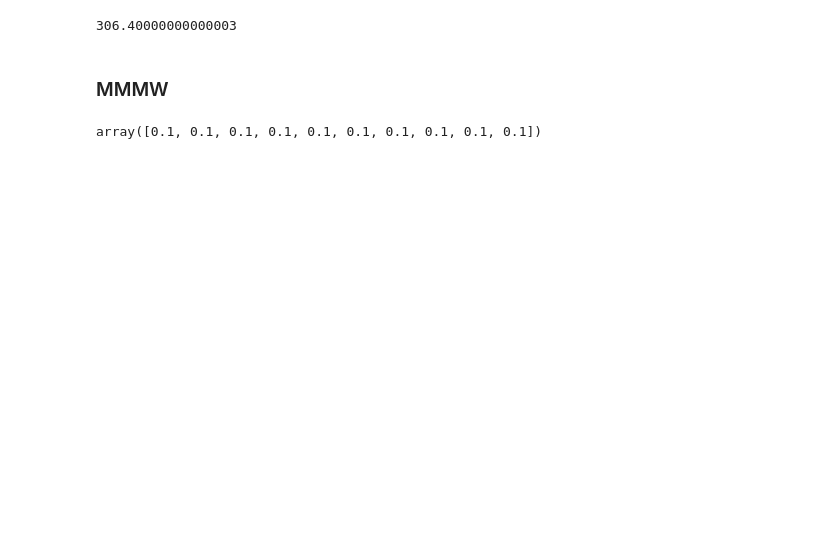
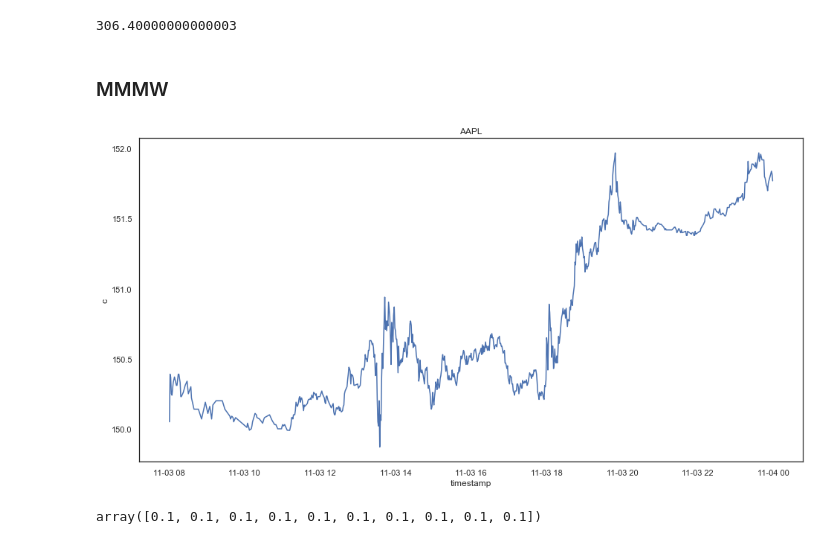
Before and after one commit to thxi/hse_nis, a Jupyter notebook: example.ipynb, the cells around one changed output. Cells and saved outputs as stored; diff of their text form; code cells hidden in the pictures; blank space fills up the shorter version.

```diff
--- a/example.ipynb
+++ b/example.ipynb
@@ -140,4 +149,10 @@ day = df_symbol['timestamp'].dt.date.unique()[0]
 df_day = df_symbol[df_symbol['timestamp'].dt.date == day]
+# %%
+fig, axs = plt.subplots(figsize=(16, 8))
+plt.title(symbol)
+sns.lineplot(x='timestamp', y='c', data=df_day);
+# %% [output]
+[figure, added]
 # %%
 weights = np.array([1/N]*N)
 weights
```
Also changed, not shown: parts of 19 cells of this notebook, 1 other file.
